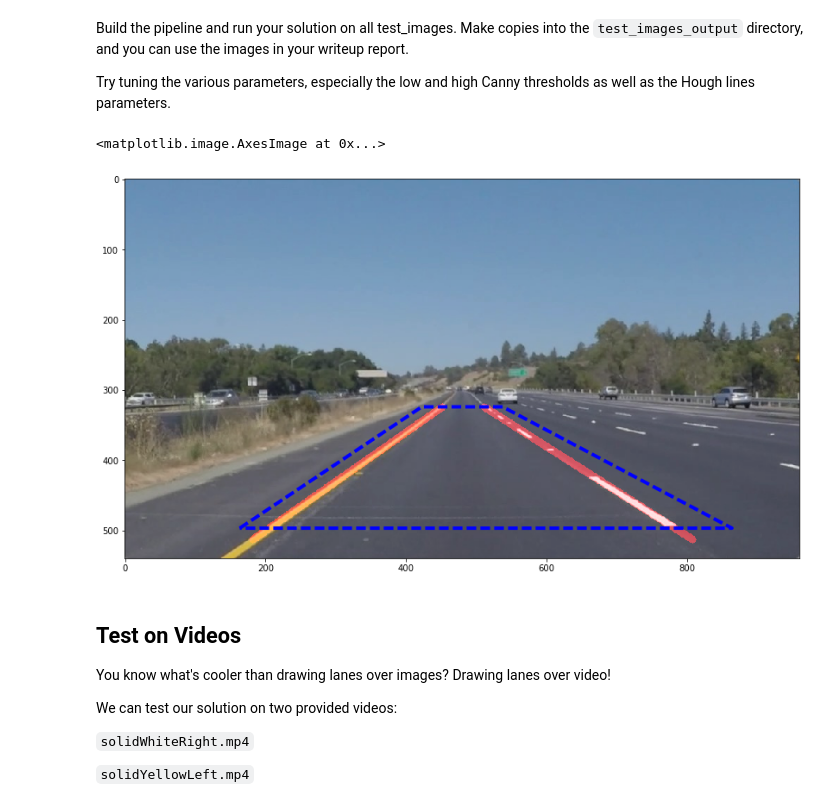
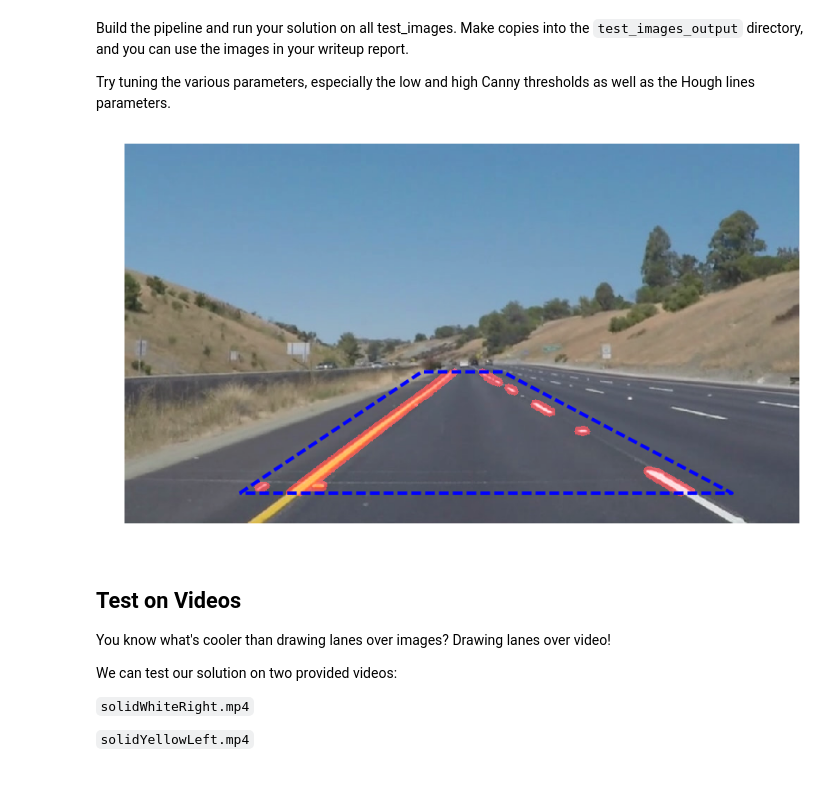
Before and after one commit to trimcao/sdcnd-p1-lane-lines, a Jupyter notebook: P1.ipynb, the cells around one changed output. Saved outputs shown, nothing was run; the diff lists cells and outputs as text; code cells hidden in the pictures.

```diff
--- a/P1.ipynb
+++ b/P1.ipynb
@@ -146,14 +146,14 @@ def draw_lines(img, lines, color=[255, 0, 0], thickness=2, min_x=0, max_x=960, m
     this function with the weighted_img() function below
     """
     # draw the Hough lines (no extrapolation)
-    #for line in lines:
-    #    for x1,y1,x2,y2 in line:
-    #        cv2.line(img, (x1, y1), (x2, y2), color, thickness)
+    for line in lines:
+        for x1,y1,x2,y2 in line:
+            cv2.line(img, (x1, y1), (x2, y2), color, thickness)
     # compute the extrapolated line
     lane_lines = compute_lane(lines, min_x, max_x, min_y, max_y)
-    for line in lane_lines:
-        for x1,y1,x2,y2 in line:
-            cv2.line(img, (x1, y1), (x2, y2), color, thickness)
+#     for line in lane_lines:
+#         for x1,y1,x2,y2 in line:
+#             cv2.line(img, (x1, y1), (x2, y2), color, thickness)
 
 def hough_lines(img, rho, theta, threshold, min_line_len, max_line_gap, min_x=0, max_x=960, min_y=330, max_y=540):
     """
@@ -300,16 +300,17 @@ Try tuning the various parameters, especially the low and high Canny thresholds
 
 # load one image
 # image = mpimg.imread('./test_images/solidWhiteRight.jpg')
-image = mpimg.imread('./test_images/solidYellowLeft.jpg')
+# image = mpimg.imread('./test_images/solidYellowLeft.jpg')
 # image = mpimg.imread('./test_images/solidWhiteCurve.jpg')
 # image = mpimg.imread('./test_images/solidYellowCurve.jpg')
 # image = mpimg.imread('./test_images/solidYellowCurve2.jpg')
-# image = mpimg.imread('./test_images/whiteCarLaneSwitch.jpg')
+image = mpimg.imread('./test_images/whiteCarLaneSwitch.jpg')
 # image = mpimg.imread('./challenge/challenge5.jpg')
 # plt.imshow(image)
 
 # convert the color into grayscale
-gray = grayscale(image)
+# gray = grayscale(image)
+gray = image
 # plt.imshow(gray, cmap='gray')
 
 # blur the image (why we do this?)
@@ -335,39 +336,45 @@ width = imshape[1]
 height = imshape[0]
 bottom_left = (width*0.17, height*0.92)
 upper_left = (width*0.44, height*0.6)
 upper_right = (width*0.56, height*0.6)
 bottom_right = (width*0.9, height*0.92)
 
 vertices = np.array([[bottom_left, upper_left, upper_right, bottom_right]], dtype=np.int32)
 # why need two [ in the input parameter of np.array?
 masked_edges = region_of_interest(edges, vertices)
-plt.imshow(masked_edges)
+# plt.imshow(masked_edges)
 
 x = [bottom_left[0], upper_left[0], upper_right[0], bottom_right[0], bottom_left[0]]
 y = [bottom_left[1], upper_left[1], upper_right[1], bottom_right[1], bottom_left[1]]
 plt.plot(x, y, 'b--', lw=4)
 
 # Draw Hough lines
 rho = 2 # distance resolution in pixels of the Hough grid
 theta = np.pi/180 # angular resolution in radians of the Hough grid
-threshold = 20  # minimum number of votes (intersections in Hough grid cell)
-min_line_length = 10 # minimum number of pixels making up a line
+threshold = 15  # minimum number of votes (intersections in Hough grid cell)
+min_line_length = 5 # minimum number of pixels making up a line
 max_line_gap = 10  # maximum gap in pixels between connectable line segments
 
 min_x = 0
 max_x = width
 min_y = height*0.6
-max_y = height*0.95
+max_y = height*1.0
 line_img = hough_lines(masked_edges, rho, theta, threshold, min_line_length, max_line_gap,
                        min_x, max_x, min_y, max_y)
 # plt.imshow(line_img)
 
 # Resulting image
 result = weighted_img(line_img, image, α=0.9, β=0.5)
 plt.imshow(result)
+plt.axis('off')
+# plt.savefig('./test_images_output/solidWhiteRight.jpg', bbox_inches='tight')
+# plt.savefig('./test_images_output/solidYellowLeft.jpg', bbox_inches='tight')
+# plt.savefig('./test_images_output/solidWhiteCurve.jpg', bbox_inches='tight')
+# plt.savefig('./test_images_output/solidYellowCurve.jpg', bbox_inches='tight')
+# plt.savefig('./test_images_output/solidYellowCurve2.jpg', bbox_inches='tight')
+plt.savefig('./test_images_output/whiteCarLaneSwitch_hough.jpg', bbox_inches='tight')
 # %% [output]
-<matplotlib.image.AxesImage at 0x...>
-[figure, old version]
+[figure, new version]
 # %% [markdown]
 ## Test on Videos
 
```
Also changed, not shown: 10 other files.
